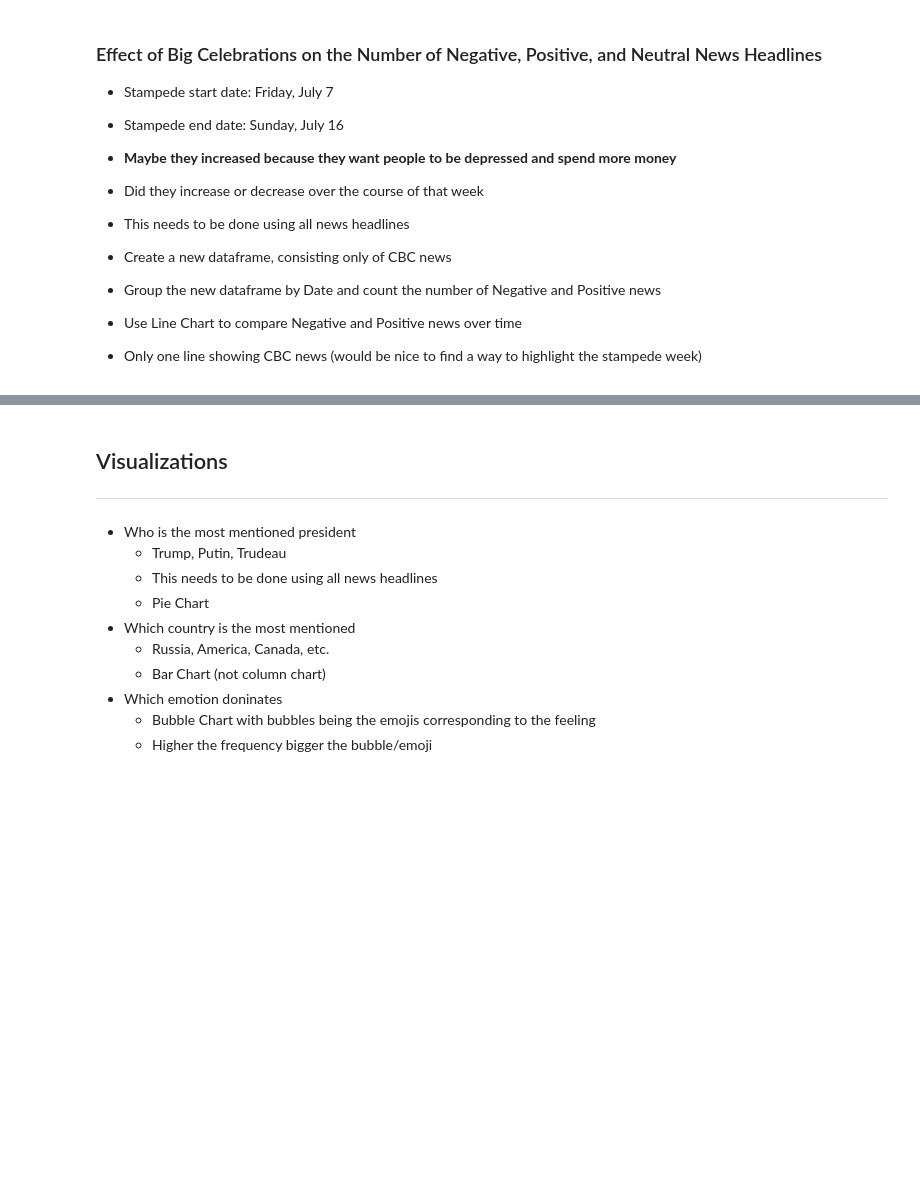
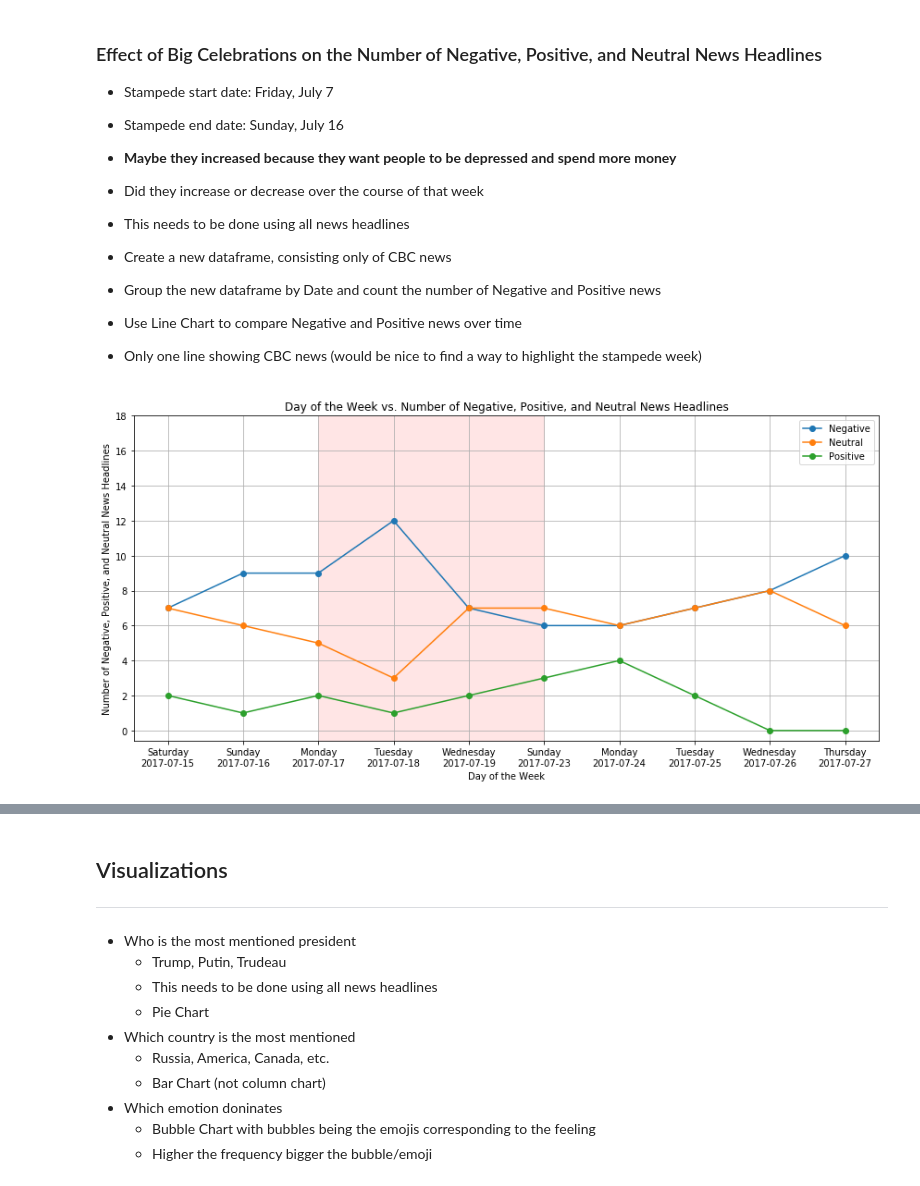
Before and after one commit to 00111000/Analyzing-Trends-in-News-Headlines, a Jupyter notebook: Analyzing-Trends-in-News-Headlines.ipynb, the cells around one changed output, grey strips where cells are left out. Saved outputs shown, nothing was run; the diff lists cells and outputs as text; code cells hidden in the pictures; blank space fills up the shorter version.

```diff
--- a/Analyzing-Trends-in-News-Headlines.ipynb
+++ b/Analyzing-Trends-in-News-Headlines.ipynb
@@ -434,6 +429,99 @@ Name: SENTIMENT_LABEL, dtype: int64
 * Group the new dataframe by Date and count the number of Negative and Positive news
 * Use Line Chart to compare Negative and Positive news over time
 * Only one line showing CBC news (would be nice to find a way to highlight the stampede week)
+# %%
+# Create emotions list, used when accessing `date_grouped` series
+emotions = ['negative', 'neutral', 'positive']
+
+# Get a list of all dates from the DATE column, ['2017-07-12', '2017-07-13', ...]
+dates = list(sample.groupby('DATE').groups.keys())
+dates = sorted(dates)
+
+# Get a list of days of the week from the `dates` list, ['Wednesday', 'Thursday', ...]
+dates_df = pd.DataFrame(dates)
+days_of_week = pd.to_datetime(dates_df[0]).dt.weekday_name
+days_of_week = list(days_of_week)
+
+# Create a list, which contains combinations of `dates` and `days_of_week`
+days_of_week_dates = []
+
+# Fill the `days_of_week_dates` list
+for day, date in zip(days_of_week, dates):
+    temp = day + '\n' + date
+    days_of_week_dates.append(temp)
+
+cbc_count = sample.groupby(['DATE', 'NETWORK']).SENTIMENT_LABEL.value_counts()
+
+# Keep track of the number of days
+days_counter = 1
+days_counter_list = []
+
+# Keep track of the number of Negative, Neutral, and Positive news in each day
+negative = []
+neutral = []
+positive = []
+
+# Fill the `negative`, `neutral`, `positive`, and `days_counter_list` lists
+for date in dates:
+    for emotion in emotions:
+
+        # We access the cbc_count series as follows
+        # cbc_count['2017-07-12']['CBC']['negative'] = number of negative news from CBC publisher on 2017-07-12
+
+        if emotion == 'negative':
+
+            days_counter_list.append(days_counter)
+            days_counter += 1
+
+            try:
+                negative.append(cbc_count[date]['CBC'][emotion])
+            except:
+                negative.append(0)
+
+        if emotion == 'neutral':
+            try:
+                neutral.append(cbc_count[date]['CBC'][emotion])
+            except:
+                neutral.append(0)
+
+        if emotion == 'positive':
+            try:
+                positive.append(cbc_count[date]['CBC'][emotion])
+            except:
+                positive.append(0)
+
+# print('days_counter_list', days_counter_list)
+# print('negative', negative)
+# print('neutral', neutral)
+# print('neutral', positive)
+
+# Plot Line Chart
+fig1, ax1 = plt.subplots(figsize = (12, 6))
+
+# Define lines
+ax1.plot(days_counter_list, negative, marker='o', zorder = 3, label = 'Negative')
+ax1.plot(days_counter_list, neutral, marker='o', zorder = 3, label = 'Neutral')
+ax1.plot(days_counter_list, positive, marker='o', zorder = 3, label = 'Positive')
+
+# Define labels
+plt.title('Day of the Week vs. Number of Negative, Positive, and Neutral News Headlines')
+plt.xlabel('Day of the Week')
+plt.ylabel('Number of Negative, Positive, and Neutral News Headlines')
+
+# Define x and y-axis ticks
+plt.xticks(days_counter_list, days_of_week_dates)
+plt.yticks(np.arange(0, 20, 2))
+
+# Plot settings
+plt.grid(zorder = 0)
+plt.axvspan(3, 6, color='red', alpha=0.1)
+plt.legend()
+plt.tight_layout()
+
+
+plt.show()
+# %% [output]
+[figure, added]
 # %% [markdown]
 ### The Dominant Emoition
 
```
Also changed, not shown: parts of 7 cells of this notebook.
